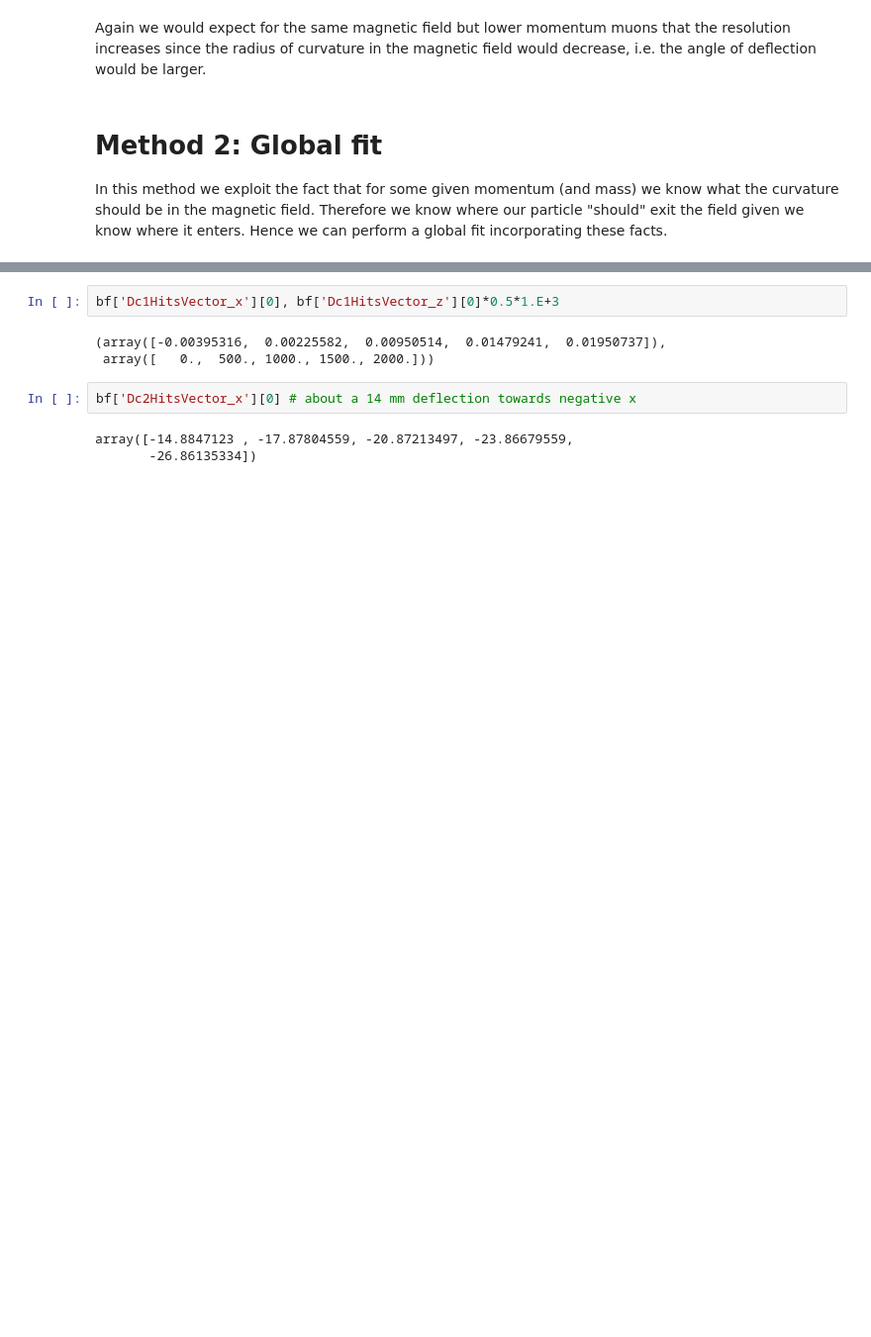
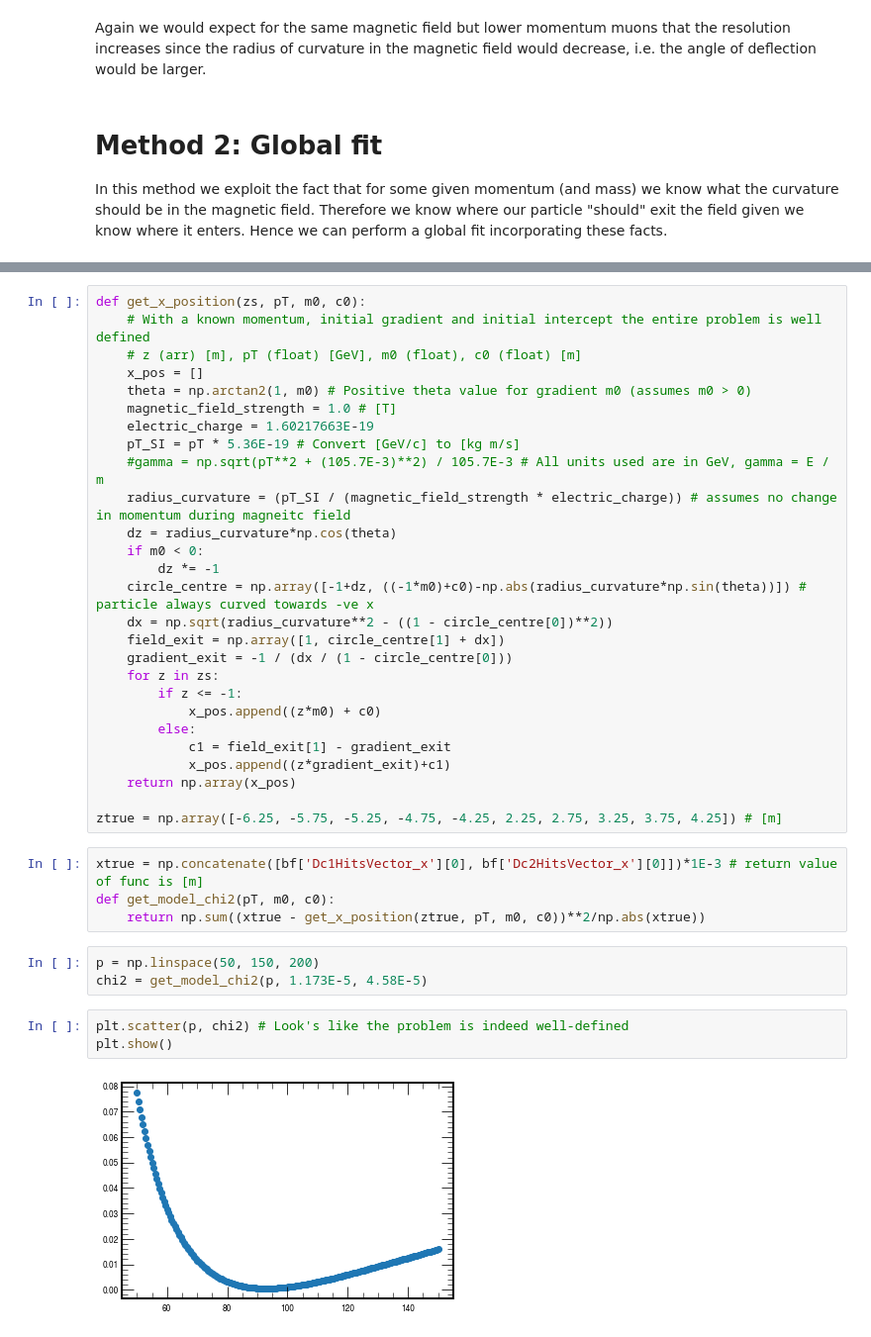
Before and after one commit to ChandlerKenworthy/mpags-eppt, a Jupyter notebook: analysis.ipynb, the cells around one changed output, grey strips where cells are left out. Shown at 99% size. Drawn from its saved outputs; the diff is of its cells as text; blank space fills up the shorter version.

```diff
--- a/analysis.ipynb
+++ b/analysis.ipynb
@@ -169,10 +109,39 @@ array([nan])
-# %%
-bf['Dc1HitsVector_x'][0], bf['Dc1HitsVector_z'][0]*0.5*1.E+3
-# %% [output]
-(array([-0.00395316,  0.00225582,  0.00950514,  0.01479241,  0.01950737]),
- array([   0.,  500., 1000., 1500., 2000.]))
-# %%
-bf['Dc2HitsVector_x'][0] # about a 14 mm deflection towards negative x
-# %% [output]
-array([-14.8847123 , -17.87804559, -20.87213497, -23.86679559,
-       -26.86135334])
+# %%
+def get_x_position(zs, pT, m0, c0):
+    # With a known momentum, initial gradient and initial intercept the entire problem is well defined
+    # z (arr) [m], pT (float) [GeV], m0 (float), c0 (float) [m]
+    x_pos = []
+    theta = np.arctan2(1, m0) # Positive theta value for gradient m0 (assumes m0 > 0)
+    magnetic_field_strength = 1.0 # [T]
+    electric_charge = 1.60217663E-19
+    pT_SI = pT * 5.36E-19 # Convert [GeV/c] to [kg m/s]
+    #gamma = np.sqrt(pT**2 + (105.7E-3)**2) / 105.7E-3 # All units used are in GeV, gamma = E / m
+    radius_curvature = (pT_SI / (magnetic_field_strength * electric_charge)) # assumes no change in momentum during magneitc field
+    dz = radius_curvature*np.cos(theta)
+    if m0 < 0:
+        dz *= -1
+    circle_centre = np.array([-1+dz, ((-1*m0)+c0)-np.abs(radius_curvature*np.sin(theta))]) # particle always curved towards -ve x
+    dx = np.sqrt(radius_curvature**2 - ((1 - circle_centre[0])**2))
+    field_exit = np.array([1, circle_centre[1] + dx])
+    gradient_exit = -1 / (dx / (1 - circle_centre[0]))
+    for z in zs:
+        if z <= -1:
+            x_pos.append((z*m0) + c0)
+        else:
+            c1 = field_exit[1] - gradient_exit
+            x_pos.append((z*gradient_exit)+c1)
+    return np.array(x_pos)
+
+ztrue = np.array([-6.25, -5.75, -5.25, -4.75, -4.25, 2.25, 2.75, 3.25, 3.75, 4.25]) # [m]
+# %%
+xtrue = np.concatenate([bf['Dc1HitsVector_x'][0], bf['Dc2HitsVector_x'][0]])*1E-3 # return value of func is [m]
+def get_model_chi2(pT, m0, c0):
+    return np.sum((xtrue - get_x_position(ztrue, pT, m0, c0))**2/np.abs(xtrue))
+# %%
+p = np.linspace(50, 150, 200)
+chi2 = get_model_chi2(p, 1.173E-5, 4.58E-5)
+# %%
+plt.scatter(p, chi2) # Look's like the problem is indeed well-defined
+plt.show()
+# %% [output]
+[figure, added]
```
Also changed, not shown: parts of 12 cells of this notebook.
